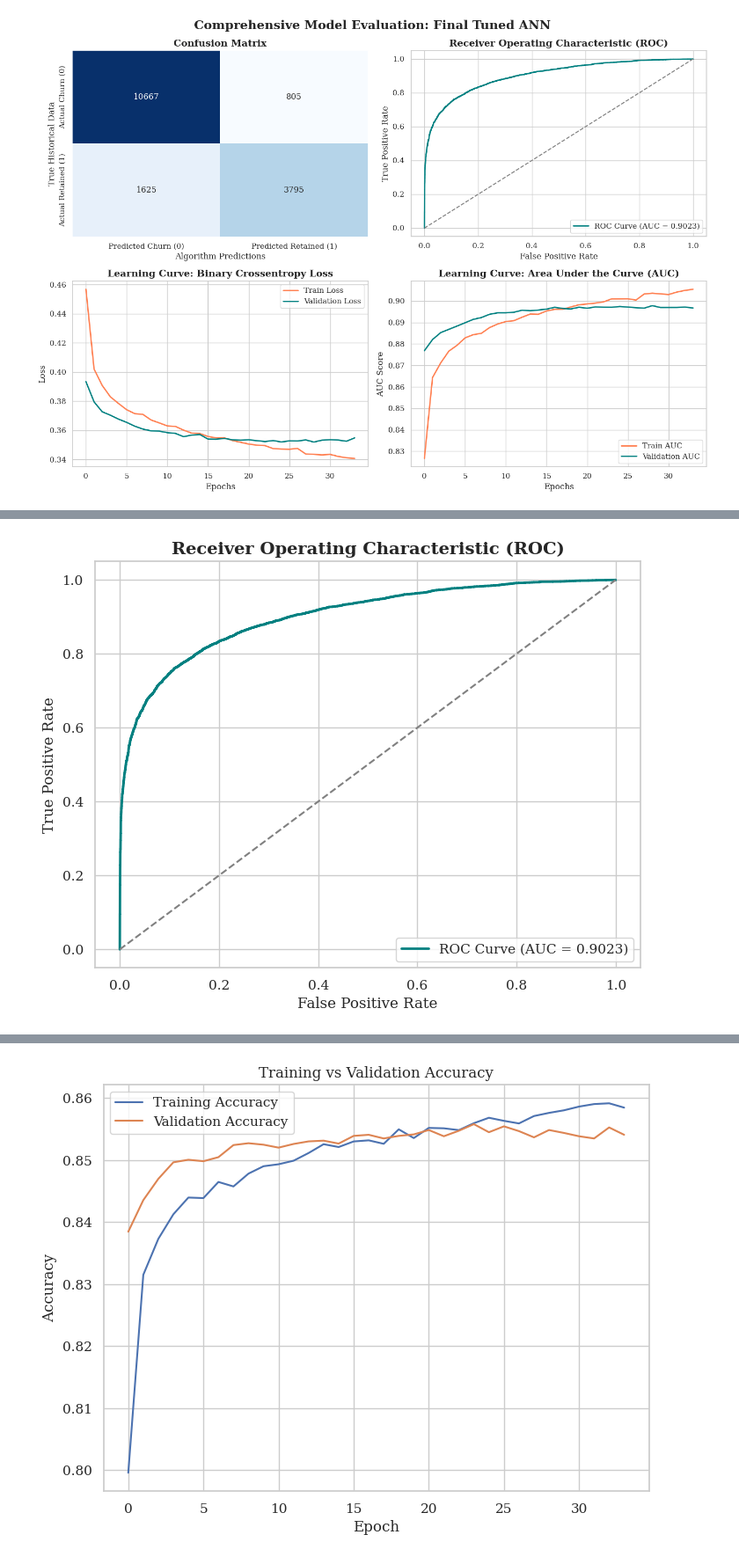
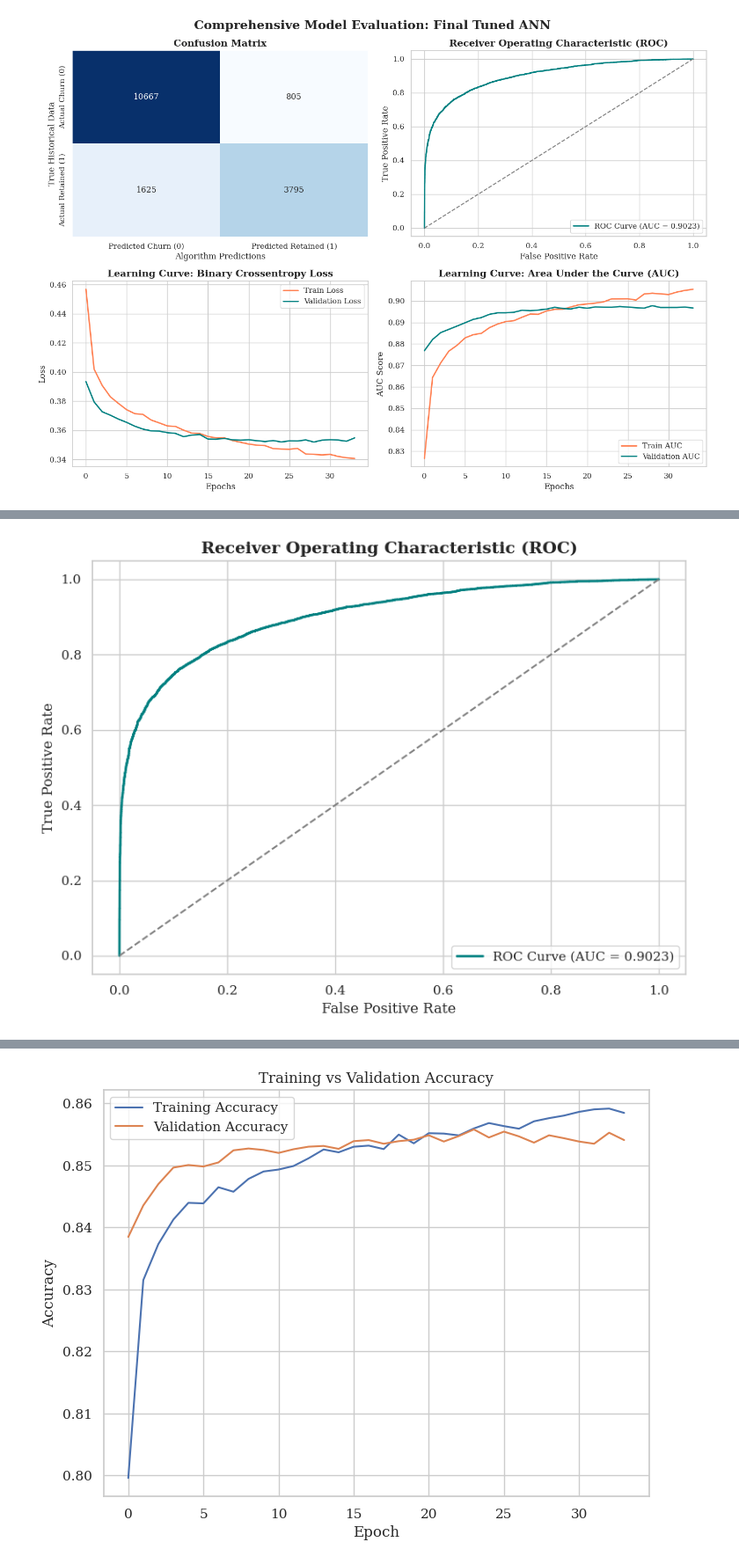
Before and after one commit to KhooLayHan/odl-project, a Jupyter notebook: main.ipynb, the cells around one changed output, grey strips where cells are left out. Shown at 88% size. Drawn from its saved outputs; the diff is of its cells as text; code cells hidden in the pictures.

```diff
--- a/main.ipynb
+++ b/main.ipynb
@@ -1087,31 +1073,32 @@ plt.show()
 # %%
 # Panel 2: ROC Curve
 fpr, tpr, thresholds = roc_curve(y_test, y_pred_probs)
 roc_auc = roc_auc_score(y_test, y_pred_probs)
 
 plt.figure(figsize=(8,6))
 
 plt.plot(
     fpr,
     tpr,
     color="teal",
     linewidth=2,
     label=f"ROC Curve (AUC = {auc_val:.4f})"
 )
 
 plt.plot(
     [0,1],
     [0,1],
     color="gray",
     linestyle="--"
 )
 
 plt.xlabel("False Positive Rate")
 plt.ylabel("True Positive Rate")
 plt.title("Receiver Operating Characteristic (ROC)", fontsize=14, fontweight="bold")
 plt.legend(loc="lower right")
+plt.grid(True)
 
-plt.grid(True)
+plt.tight_layout()
 plt.show()
 # %% [output]
-[figure, old version]
+[figure, new version]
```
Also changed, not shown: parts of 9 cells of this notebook.
